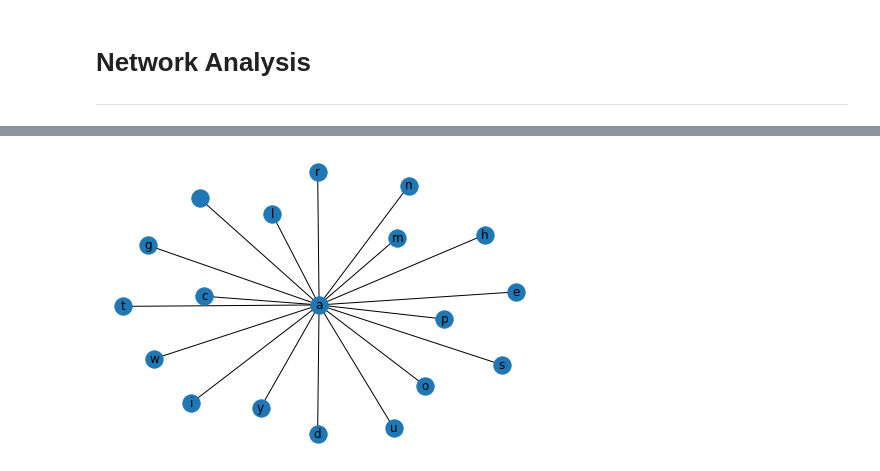
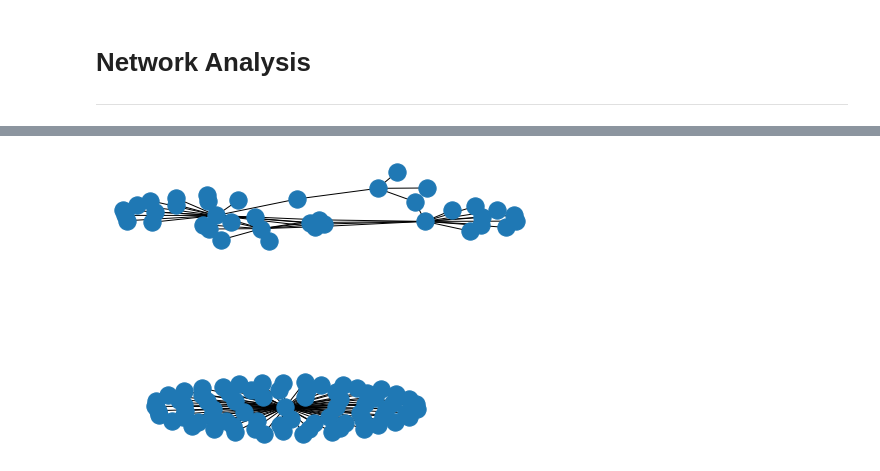
Before and after one commit to SamReeves/MyanmarNetworkAnalysis, a Jupyter notebook: projectA.ipynb, the cells around one changed output, grey strips where cells are left out. Cells and saved outputs as stored; diff of their text form; code cells hidden in the pictures.

```diff
--- a/projectA.ipynb
+++ b/projectA.ipynb
@@ -125,12 +125,14 @@ def cleanDF(df):
     # Convert to lowercase
     df = df.applymap(str)
     df = df.applymap(lambda s:s.lower())
-    # ltd -> limited
-    df = df.applymap(lambda s:s.replace('ltd', 'limited'))
+    # Remove some useless words
+    useless = set(('ltd', 'limited', 'company',))
+    for word in useless:
+        df = df.applymap(lambda s:s.replace(word, ''))
     # Remove punctuation
     df = df.applymap(lambda s:s.translate(str.maketrans('', '', string.punctuation)))
-    # Strip trailing spaces
-    #df = df.applymap(lambda s:s.strip)
+    # Remove companies with extremely short names
+    df = df[df.companyNameInMyanmar != 'a']
     return(df)
 
 def defineEdges(companies, investments):
@@ -179,11 +181,11 @@ def trimEdges(G, weight = 1):
             G2.add_edge(f, to)
     return G2
 
-def islandMethod(g, iterations = 5):
+def islandMethod(g, iterations = 20):
     weights = [edata['weight'] for f, to, edata in g.edges(data = True)]
-    mn = int(min(weights))
-    mx = int(max(weights))
-    step = int((mx - mn) / iterations)
+    mn = 1
+    mx = iterations
+    step = 1
     return([[threshold, trimEdges(g, threshold)]
            for threshold in range(mn, mx, step)])
 # %% [markdown]
@@ -266,6 +273,6 @@ Length of Connected Components
 # %%
-island = islands_P[1][1]
-nx.draw(island, with_labels = True)
+island = islands_P[18][1]
+nx.draw(island, with_labels = False)
 plt.show()
 # %% [output]
-[figure, old version]
+[figure, new version]
```
Also changed, not shown: parts of 11 cells of this notebook.
